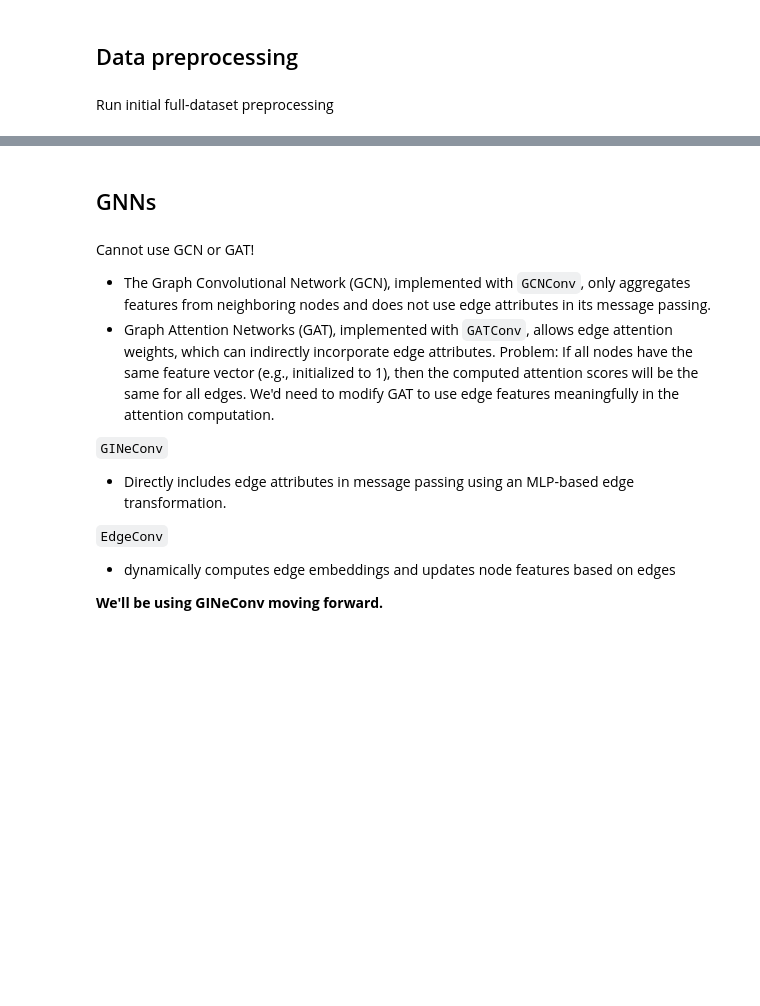
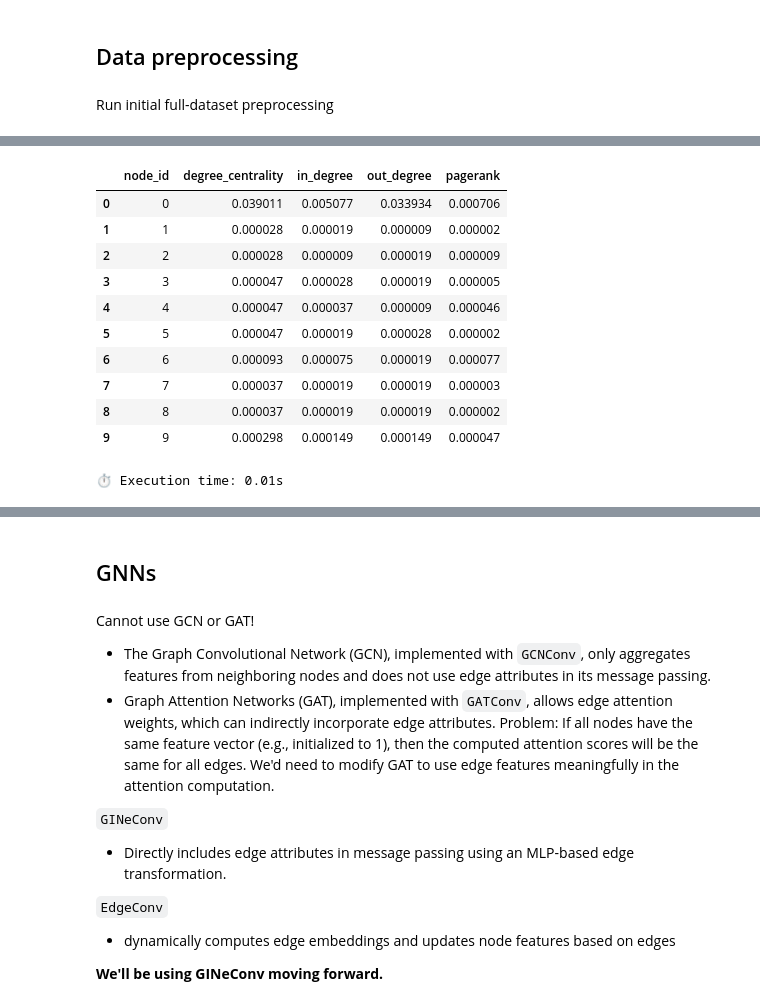
Before and after one commit to engie4800/dsi-capstone-spring-2025-TD-anti-money-laundering, a Jupyter notebook: Code/notebooks/Sophie/practice_gnn_colab.ipynb, the cells around one changed output, grey strips where cells are left out. Saved outputs shown, nothing was run; the diff lists cells and outputs as text; code cells hidden in the pictures; blank space fills up the shorter version.

```diff
--- a/Code/notebooks/Sophie/practice_gnn_colab.ipynb
+++ b/Code/notebooks/Sophie/practice_gnn_colab.ipynb
@@ -189,0 +478,15 @@ Dataset: test
+# %%
+pl.val_nodes.head(10)
+# %% [output]
+|  | node_id | degree_centrality | in_degree | out_degree | pagerank |
+| 0 | 0 | 0.039011 | 0.005077 | 0.033934 | 0.000706 |
+| 1 | 1 | 0.000028 | 0.000019 | 0.000009 | 0.000002 |
+| 2 | 2 | 0.000028 | 0.000009 | 0.000019 | 0.000009 |
+| 3 | 3 | 0.000047 | 0.000028 | 0.000019 | 0.000005 |
+| 4 | 4 | 0.000047 | 0.000037 | 0.000009 | 0.000046 |
+| 5 | 5 | 0.000047 | 0.000019 | 0.000028 | 0.000002 |
+| 6 | 6 | 0.000093 | 0.000075 | 0.000019 | 0.000077 |
+| 7 | 7 | 0.000037 | 0.000019 | 0.000019 | 0.000003 |
+| 8 | 8 | 0.000037 | 0.000019 | 0.000019 | 0.000002 |
+| 9 | 9 | 0.000298 | 0.000149 | 0.000149 | 0.000047 |
+⏱️ Execution time: 0.01s
```
Also changed, not shown: parts of 63 cells of this notebook.
